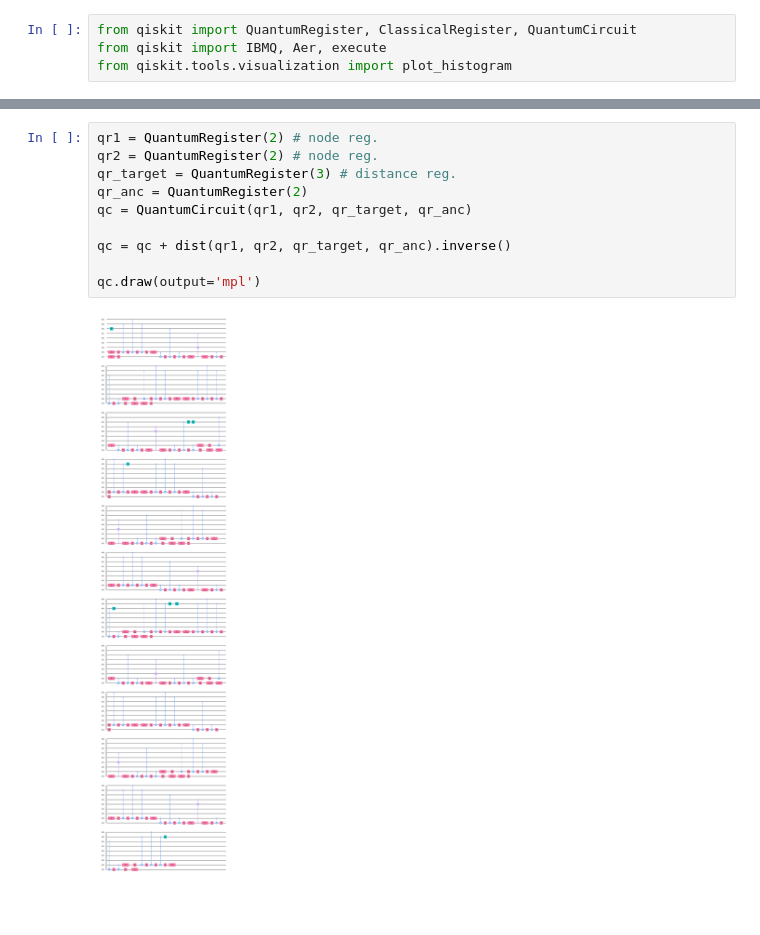
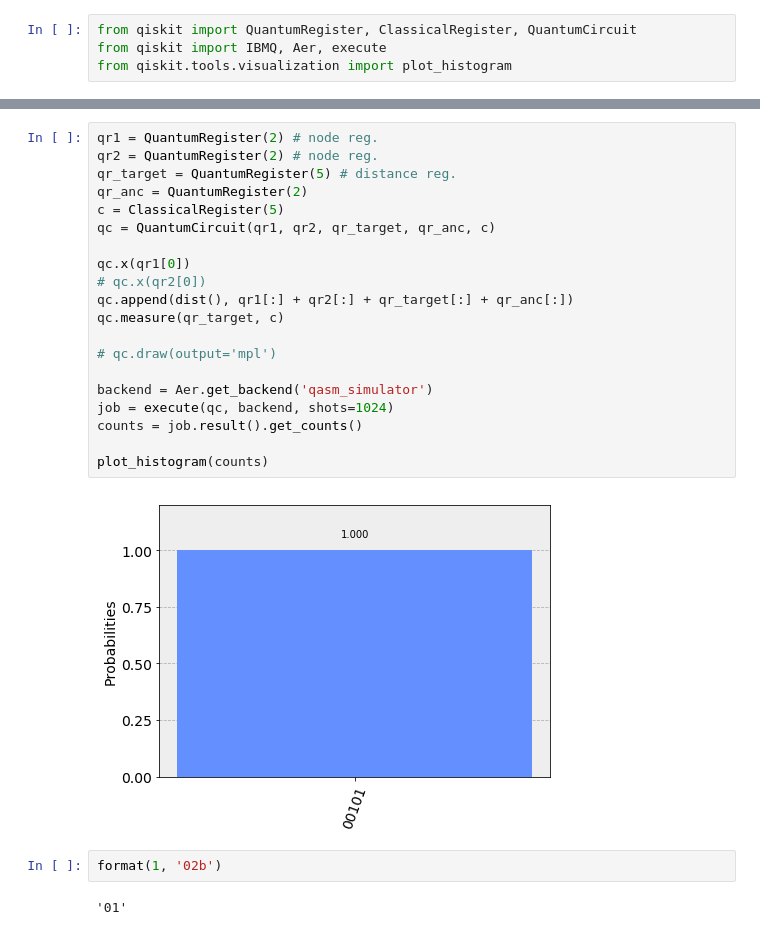
Before and after one commit to Naphann/Solving-TSP-Grover, a Jupyter notebook: distance_black_box.ipynb, the cells around one changed output, grey strips where cells are left out. Saved outputs shown, nothing was run; the diff lists cells and outputs as text; blank space fills up the shorter version.

Commit message:
Complete final_circuit

```diff
--- a/distance_black_box.ipynb
+++ b/distance_black_box.ipynb
@@ -68,12 +76,26 @@ def dist(qr1, qr2, qr_target, qr_anc):
 # %%
 qr1 = QuantumRegister(2) # node reg.
 qr2 = QuantumRegister(2) # node reg.
-qr_target = QuantumRegister(3) # distance reg.
+qr_target = QuantumRegister(5) # distance reg.
 qr_anc = QuantumRegister(2)
-qc = QuantumCircuit(qr1, qr2, qr_target, qr_anc)
+c = ClassicalRegister(5)
+qc = QuantumCircuit(qr1, qr2, qr_target, qr_anc, c)
 
-qc = qc + dist(qr1, qr2, qr_target, qr_anc).inverse()
+qc.x(qr1[0])
+# qc.x(qr2[0])
+qc.append(dist(), qr1[:] + qr2[:] + qr_target[:] + qr_anc[:])
+qc.measure(qr_target, c)
 
-qc.draw(output='mpl')
+# qc.draw(output='mpl')
+
+backend = Aer.get_backend('qasm_simulator')
+job = execute(qc, backend, shots=1024)
+counts = job.result().get_counts()
+
+plot_histogram(counts)
 # %% [output]
-[figure, old version]
+[figure, new version]
+# %%
+format(1, '02b')
+# %% [output]
+'01'
```
Also changed, not shown: parts of 1 cell of this notebook, 1 other file.
